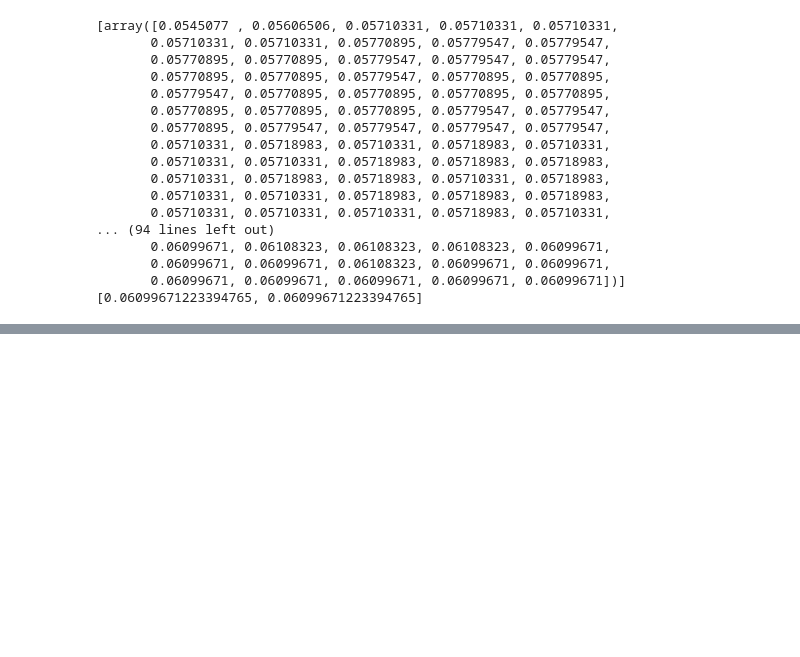
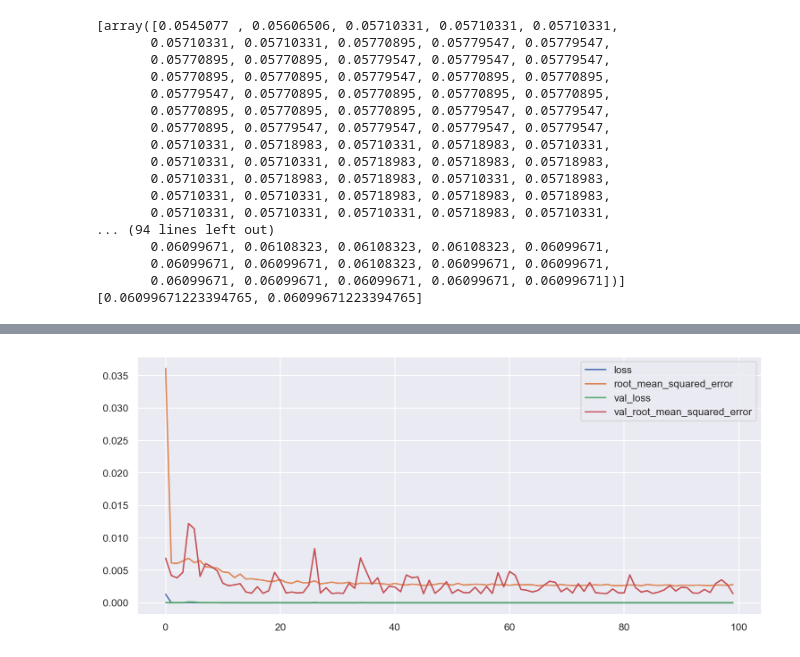
Before and after one commit to eatrabyo/dads-6005-crypto-forecast, a Jupyter notebook: LSTM.ipynb, the cells around one changed output, grey strips where cells are left out. Drawn from its saved outputs; the diff is of its cells as text; code cells hidden in the pictures; blank space fills up the shorter version.

```diff
--- a/LSTM.ipynb
+++ b/LSTM.ipynb
@@ -218,0 +246,21 @@ x_train = np.reshape(x_train, (x_train.shape[0], x_train.shape[1], 1))
+# %%
+# Create the testing data set
+# Create a new array containing scaled values from index 3154 to 2002
+test_data = scaled_data[training_data_len - 180: , :]
+# Create the data sets x_test and y_test
+x_test = []
+y_test = []
+# y_test = dataset[training_data_len:, :]
+for i in range(180, len(test_data)):
+    x_test.append(test_data[i-180:i, 0])
+    y_test.append(test_data[i, 0])
+    if i<= 181:
+        print(x_test)
+        print(y_test)
+        print()
+
+# Convert the data to a numpy array
+x_test, y_test = np.array(x_test), np.array(y_test)
+
+# Reshape the data
+x_test = np.reshape(x_test, (x_test.shape[0], x_test.shape[1], 1 ))
@@ -260,0 +358,5 @@ rmse
+# %%
+pd.DataFrame(history.history).plot(figsize=(12,5))
+plt.show()
+# %% [output]
+[figure, added]
```
Also changed, not shown: parts of 15 cells of this notebook.
